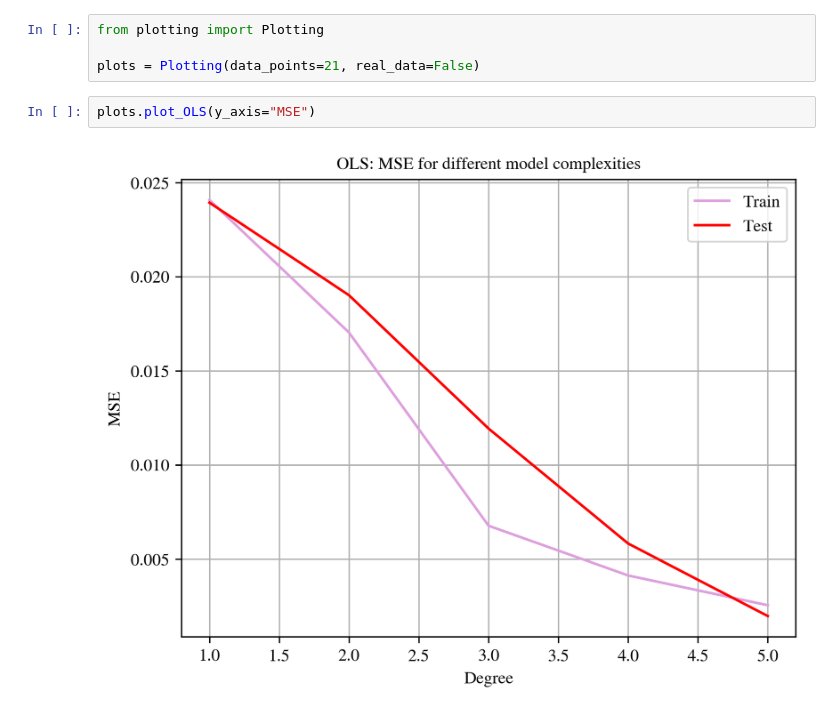
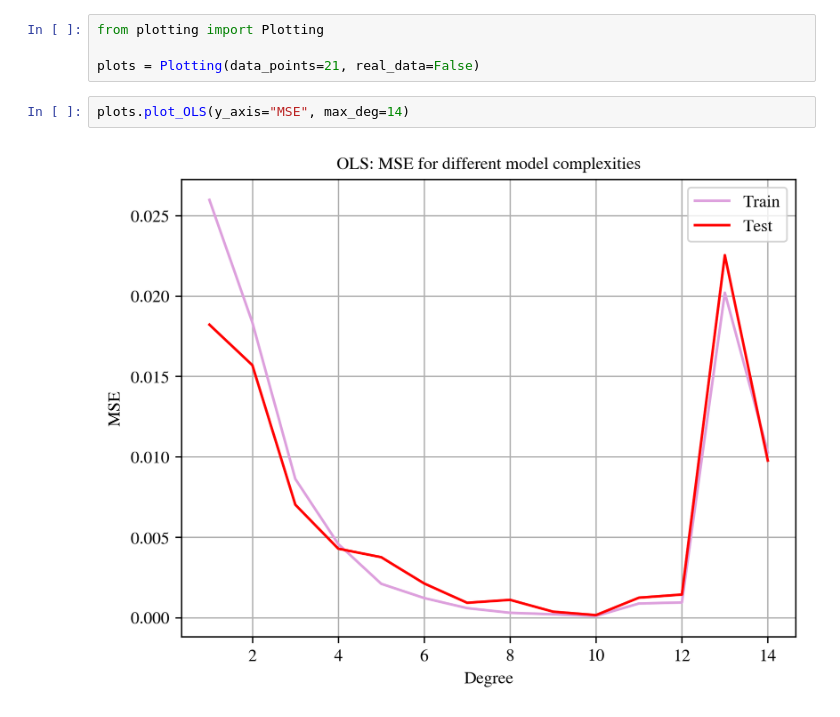
Before and after one commit to GauteJ1/FYS-STK-projects, a Jupyter notebook: project_1/src/abc_plots.ipynb, the cells around one changed output. Drawn from its saved outputs; the diff is of its cells as text.

```diff
--- a/project_1/src/abc_plots.ipynb
+++ b/project_1/src/abc_plots.ipynb
@@ -3,9 +3,9 @@ from plotting import Plotting
 
 plots = Plotting(data_points=21, real_data=False)
 # %%
-plots.plot_OLS(y_axis="MSE")
+plots.plot_OLS(y_axis="MSE", max_deg=14)
 # %% [output]
-[figure, old version]
+[figure, new version]
 # %%
 plots.plot_OLS(y_axis="R2")
 # %% [output]
```
Also changed, not shown: parts of 11 cells of this notebook, 4 other files.
